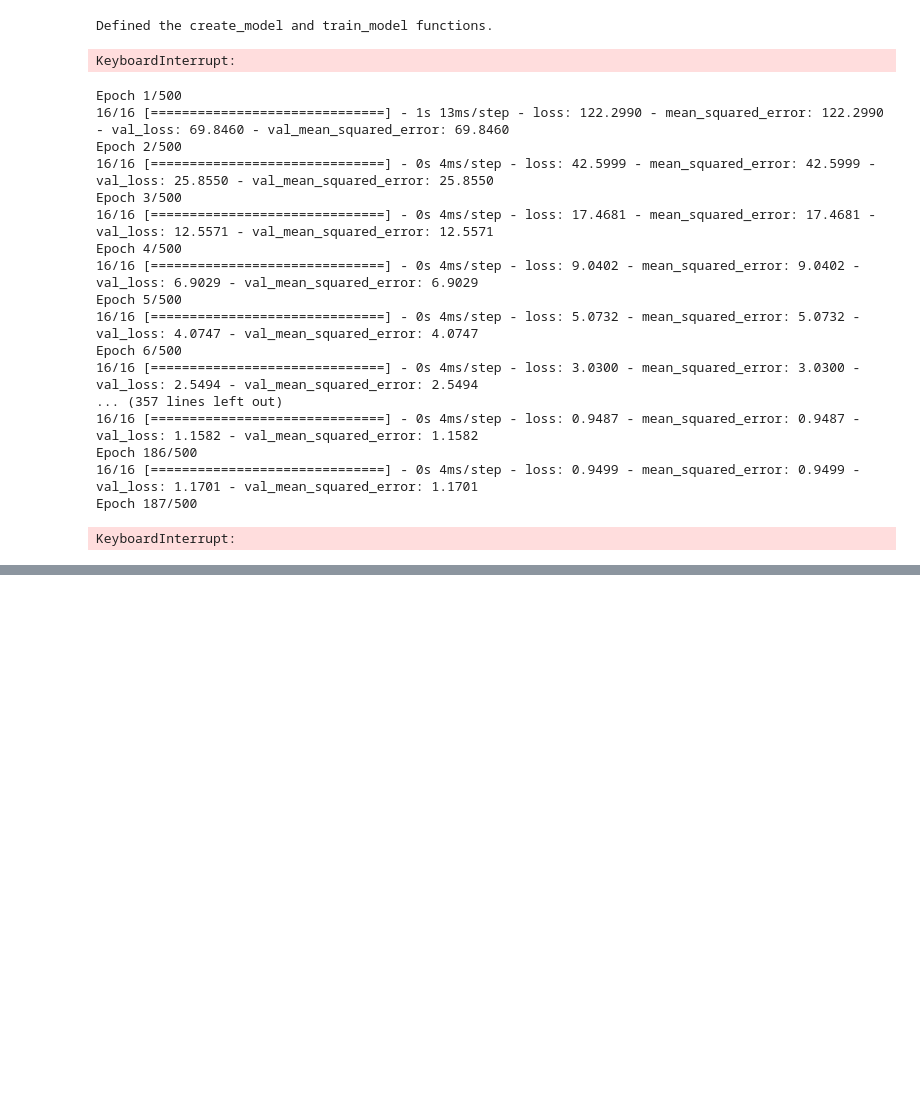
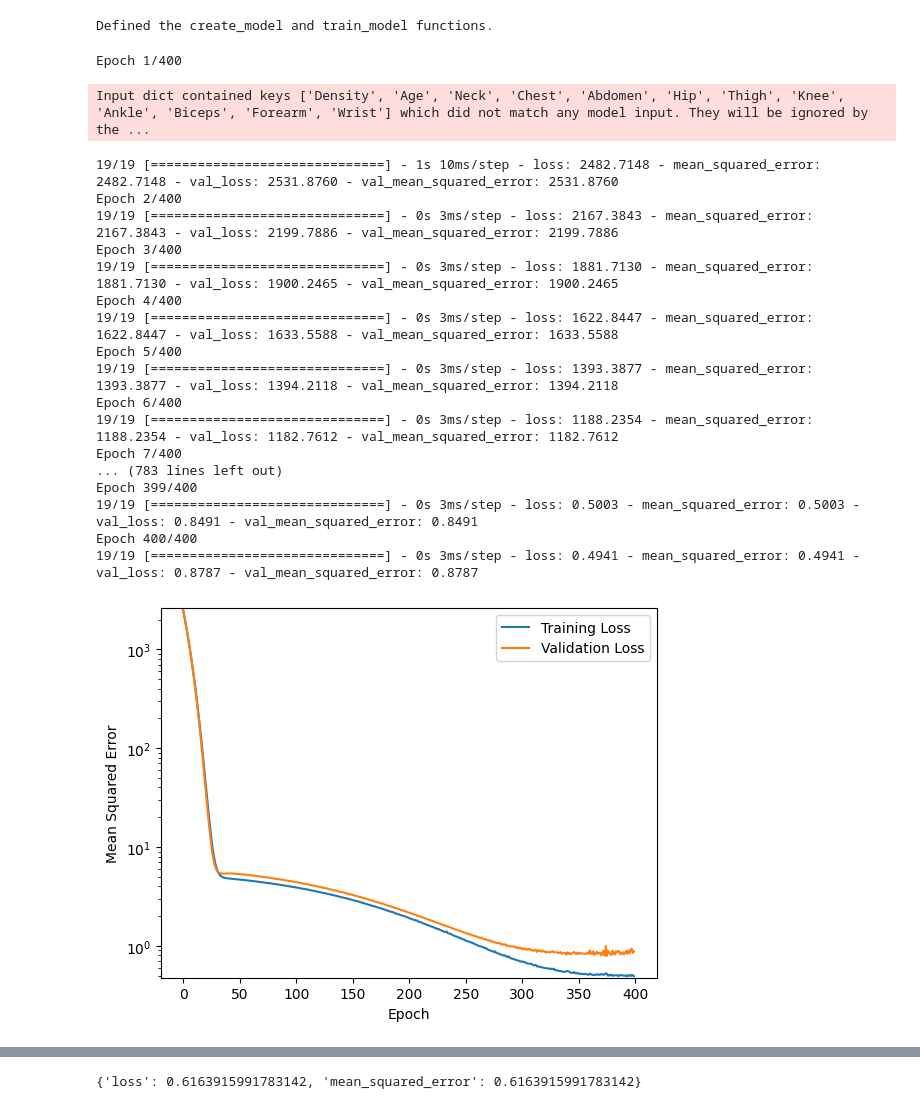
Before and after one commit to Stegi56/Body-Fat-Estimator, a Jupyter notebook: model2.ipynb, the cells around one changed output, grey strips where cells are left out. Saved outputs shown, nothing was run; the diff lists cells and outputs as text; code cells hidden in the pictures; blank space fills up the shorter version.

```diff
--- a/model2.ipynb
+++ b/model2.ipynb
@@ -319,58 +288,59 @@ def get_outputs_dnn():
   return outputs
 # %%
 # The following variables are the hyperparameters.
-learning_rate = 0.001
-epochs = 500
-batch_size = 10
-l2_regularization = 0.2
+learning_rate = 0.0005
+epochs = 400
+batch_size = 8
+l2_regularization = 0.05
 patience = 70
 
 # Specify the label
 label_name = "BodyFat"
 
 # Split the original training set into a reduced training set and a
 # validation set.
 validation_split = 0.2
 
 dnn_outputs = get_outputs_dnn()
 
 # Establish the model's topography.
 my_model = create_model(
     inputs,
     dnn_outputs,
     learning_rate, l2_regularization)
 
 # Train the model on the normalized training set. We're passing the entire
 # normalized training set, but the model will only use the features
 # defined in our inputs.
 epochs, mse, history = train_model(my_model, trainDF, epochs,
                                    batch_size, label_name, patience, validation_split)
 plot_the_loss_curve(epochs, mse, history["val_mean_squared_error"])
 
 # After building a model against the training set, test that model
 # against the test set.
 test_features = {name:np.array(value) for name, value in testDF.items()}
 test_label = test_bodyfat_normalized(np.array(test_features.pop(label_name))) # isolate the label
 
 print("\n Evaluate the new model against the test set:")
 my_model.evaluate(x = test_features, y = test_label, batch_size=batch_size, return_dict=True)
 # %% [output]
-KeyboardInterrupt:
+Epoch 1/400
-Epoch 1/500
-16/16 [==============================] - 1s 13ms/step - loss: 122.2990 - mean_squared_error: 122.2990 - val_loss: 69.8460 - val_mean_squared_error: 69.8460
-Epoch 2/500
-16/16 [==============================] - 0s 4ms/step - loss: 42.5999 - mean_squared_error: 42.5999 - val_loss: 25.8550 - val_mean_squared_error: 25.8550
-Epoch 3/500
-16/16 [==============================] - 0s 4ms/step - loss: 17.4681 - mean_squared_error: 17.4681 - val_loss: 12.5571 - val_mean_squared_error: 12.5571
-Epoch 4/500
-16/16 [==============================] - 0s 4ms/step - loss: 9.0402 - mean_squared_error: 9.0402 - val_loss: 6.9029 - val_mean_squared_error: 6.9029
-Epoch 5/500
-16/16 [==============================] - 0s 4ms/step - loss: 5.0732 - mean_squared_error: 5.0732 - val_loss: 4.0747 - val_mean_squared_error: 4.0747
-Epoch 6/500
-16/16 [==============================] - 0s 4ms/step - loss: 3.0300 - mean_squared_error: 3.0300 - val_loss: 2.5494 - val_mean_squared_error: 2.5494
-... (357 lines left out)
-16/16 [==============================] - 0s 4ms/step - loss: 0.9487 - mean_squared_error: 0.9487 - val_loss: 1.1582 - val_mean_squared_error: 1.1582
-Epoch 186/500
-16/16 [==============================] - 0s 4ms/step - loss: 0.9499 - mean_squared_error: 0.9499 - val_loss: 1.1701 - val_mean_squared_error: 1.1701
-Epoch 187/500
+Input dict contained keys ['Density', 'Age', 'Neck', 'Chest', 'Abdomen', 'Hip', 'Thigh', 'Knee', 'Ankle', 'Biceps', 'Forearm', 'Wrist'] which did not match any model input. They will be ignored by the ...
-KeyboardInterrupt:
+19/19 [==============================] - 1s 10ms/step - loss: 2482.7148 - mean_squared_error: 2482.7148 - val_loss: 2531.8760 - val_mean_squared_error: 2531.8760
+Epoch 2/400
+19/19 [==============================] - 0s 3ms/step - loss: 2167.3843 - mean_squared_error: 2167.3843 - val_loss: 2199.7886 - val_mean_squared_error: 2199.7886
+Epoch 3/400
+19/19 [==============================] - 0s 3ms/step - loss: 1881.7130 - mean_squared_error: 1881.7130 - val_loss: 1900.2465 - val_mean_squared_error: 1900.2465
+Epoch 4/400
+19/19 [==============================] - 0s 3ms/step - loss: 1622.8447 - mean_squared_error: 1622.8447 - val_loss: 1633.5588 - val_mean_squared_error: 1633.5588
+Epoch 5/400
+19/19 [==============================] - 0s 3ms/step - loss: 1393.3877 - mean_squared_error: 1393.3877 - val_loss: 1394.2118 - val_mean_squared_error: 1394.2118
+Epoch 6/400
+19/19 [==============================] - 0s 3ms/step - loss: 1188.2354 - mean_squared_error: 1188.2354 - val_loss: 1182.7612 - val_mean_squared_error: 1182.7612
+Epoch 7/400
+... (783 lines left out)
+Epoch 399/400
+19/19 [==============================] - 0s 3ms/step - loss: 0.5003 - mean_squared_error: 0.5003 - val_loss: 0.8491 - val_mean_squared_error: 0.8491
+Epoch 400/400
+19/19 [==============================] - 0s 3ms/step - loss: 0.4941 - mean_squared_error: 0.4941 - val_loss: 0.8787 - val_mean_squared_error: 0.8787
+[figure, added]
@@ -377,2 +349,3 @@ KeyboardInterrupt:
+{'loss': 0.6163915991783142, 'mean_squared_error': 0.6163915991783142}
 # %%
 #Output weights
```
Also changed, not shown: parts of 5 cells of this notebook.
